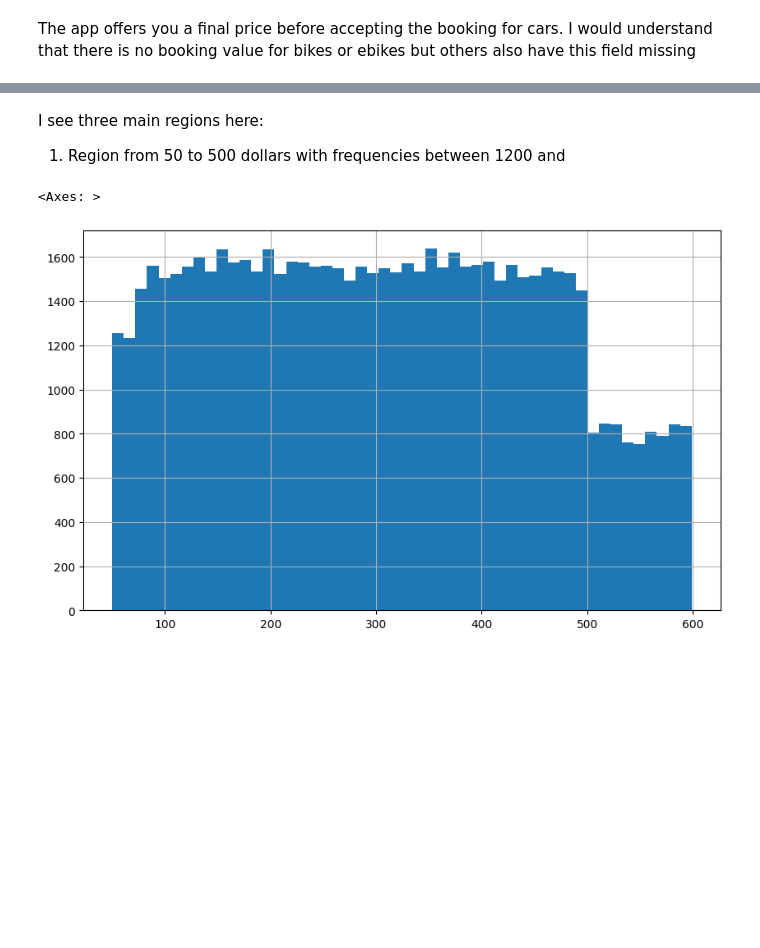
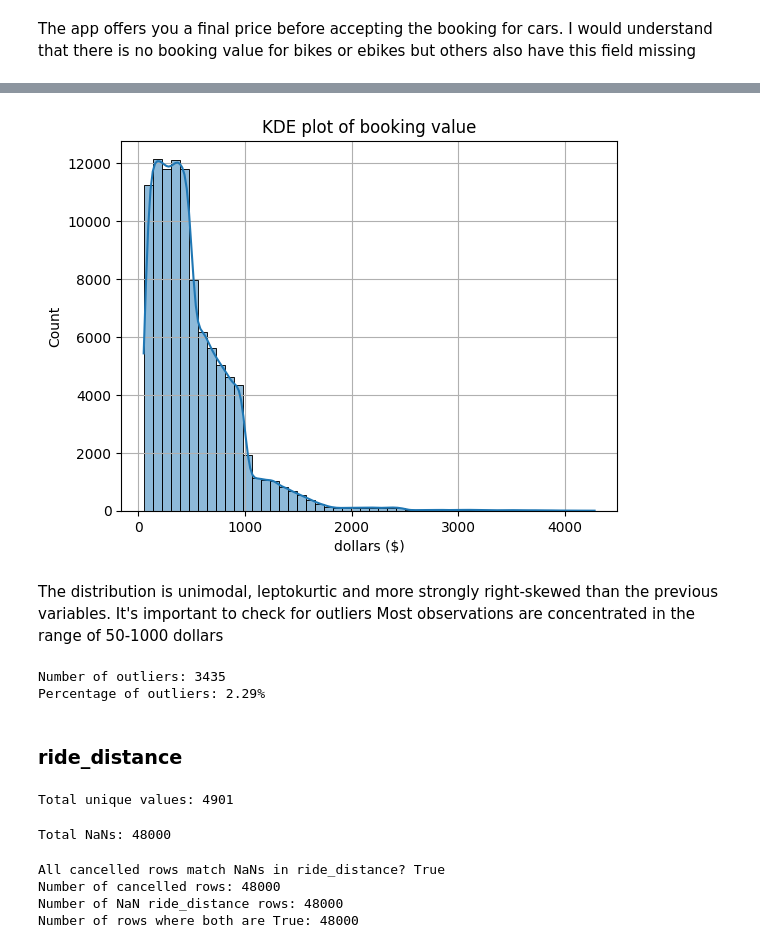
Before and after one commit to amaldu/uber-ride-cancellation-prediction, a Jupyter notebook: uber-analysis/notebooks/04_univar_eda.ipynb, the cells around one changed output, grey strips where cells are left out. Drawn from its saved outputs; the diff is of its cells as text; code cells hidden in the pictures; blank space fills up the shorter version.

```diff
--- a/uber-analysis/notebooks/04_univar_eda.ipynb
+++ b/uber-analysis/notebooks/04_univar_eda.ipynb
@@ -951,8 +942,0 @@ plt.grid(True)
-# %% [markdown]
-I see three main regions here:
-1. Region from 50 to 500 dollars with frequencies between 1200 and
-# %%
-data[data["booking_value"] < 600]["booking_value"].hist(bins=50, figsize = (10,6))
-# %% [output]
-<Axes: >
-[figure, removed]
@@ -960,0 +943,34 @@ data[data["booking_value"] < 600]["booking_value"].hist(bins=50, figsize = (10,6
+# %%
+sns.histplot(data["booking_value"], bins=50, kde=True)
+
+plt.title("KDE plot of booking value")
+plt.xlabel("dollars ($)")
+plt.grid()
+# %% [output]
+[figure, added]
+# %% [markdown]
+The distribution is unimodal, leptokurtic and more strongly right-skewed than the previous variables. It's important to check for outliers Most observations are concentrated in the range of 50-1000 dollars
+# %%
+col = "booking_value"
+
+q1 = data[col].quantile(0.25)
+q3 = data[col].quantile(0.75)
+iqr = q3 - q1
+
+outliers = data[(data[col] < q1 - 1.5 * iqr) | (data[col] > q3 + 1.5 * iqr)]
+
+print(f"Number of outliers: {len(outliers)}")
+print(f"Percentage of outliers: {round(len(outliers) / len(data) * 100, 2)}%")
+# %% [output]
+Number of outliers: 3435
+Percentage of outliers: 2.29%
+# %% [markdown]
+### ride_distance
+# %%
+print(f"Total unique values: {data['ride_distance'].nunique()}")
+# %% [output]
+Total unique values: 4901
+# %%
+print(f"Total NaNs: {data['ride_distance'].isna().sum()}")
+# %% [output]
+Total NaNs: 48000
@@ -960,0 +979,18 @@ data[data["booking_value"] < 600]["booking_value"].hist(bins=50, figsize = (10,6
+# %%
+# Boolean masks
+cancelled_mask = data["is_cancelled"] == 1
+ride_distance_nan_mask = data["ride_distance"].isna()
+
+# Check if the masks are exactly equal
+exact_match = (cancelled_mask == ride_distance_nan_mask).all()
+print("All cancelled rows match NaNs in ride_distance?", exact_match)
+
+# Optional: check counts to see how many
+print("Number of cancelled rows:", cancelled_mask.sum())
+print("Number of NaN ride_distance rows:", ride_distance_nan_mask.sum())
+print("Number of rows where both are True:", (cancelled_mask & ride_distance_nan_mask).sum())
+# %% [output]
+All cancelled rows match NaNs in ride_distance? True
+Number of cancelled rows: 48000
+Number of NaN ride_distance rows: 48000
+Number of rows where both are True: 48000
```
Also changed, not shown: parts of 20 cells of this notebook, 1 other file.
